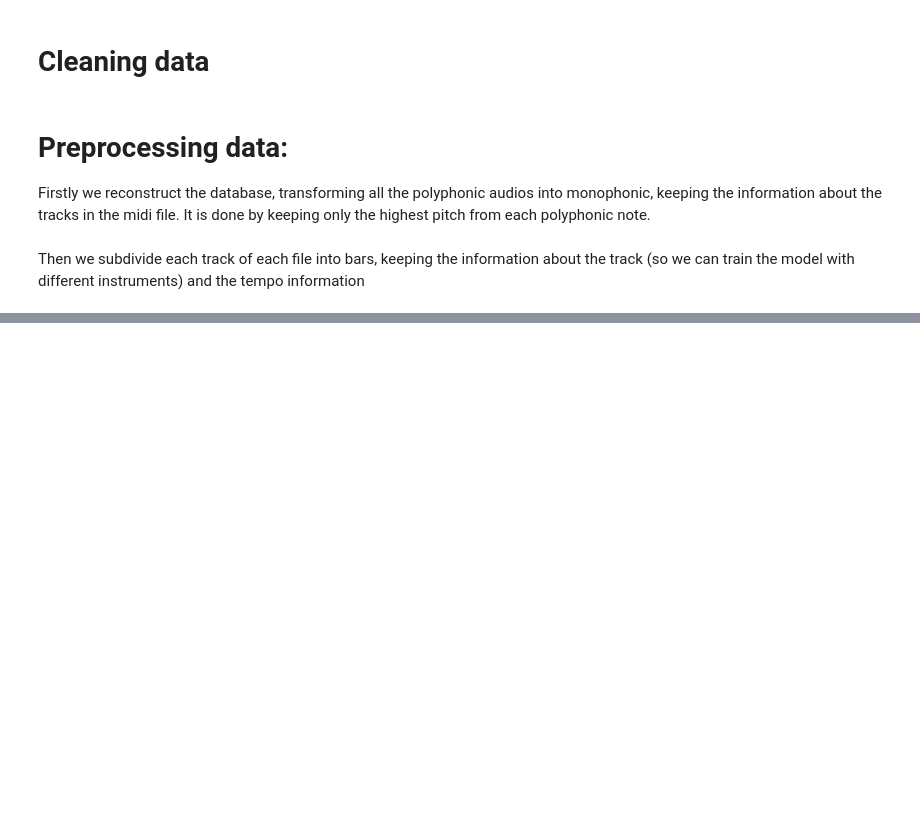
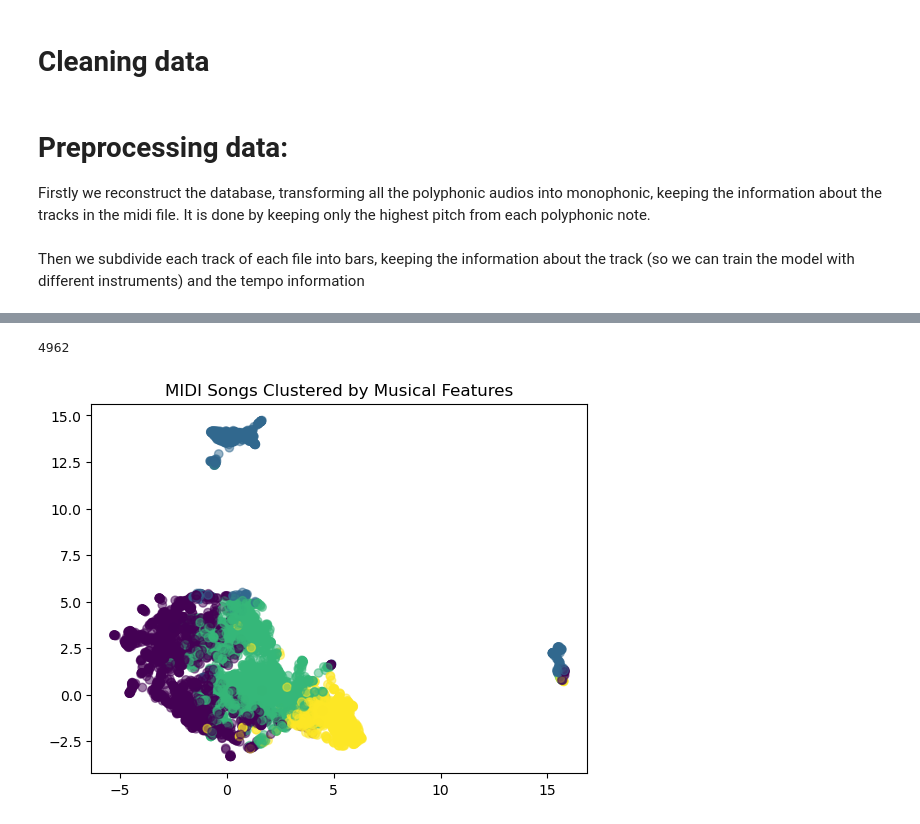
Before and after one commit to FrancescoLR02/MusicGenerator_Project, a Jupyter notebook: TestingPreprocessing.ipynb, the cells around one changed output, grey strips where cells are left out. Drawn from its saved outputs; the diff is of its cells as text; code cells hidden in the pictures; blank space fills up the shorter version.

```diff
--- a/TestingPreprocessing.ipynb
+++ b/TestingPreprocessing.ipynb
@@ -392,0 +350,4 @@ for msg in mid.tracks[1]:
+# %%
+InputPath = os.path.realpath('Mono_CleanMidi/Eminem/Bad Meets Evil.mid')
+
+mid = mido.MidiFile(InputPath)
@@ -392,0 +561,33 @@ for msg in mid.tracks[1]:
+# %%
+DatasetFeatures = Clustering()
+# %%
+len(DatasetFeatures)
+# %% [output]
+4962
+# %%
+from sklearn.cluster import KMeans
+from sklearn.preprocessing import StandardScaler
+from sklearn.manifold import TSNE
+from sklearn.decomposition import PCA
+
+
+
+Scaler = StandardScaler()
+NormFeatures = Scaler.fit_transform(DatasetFeatures)
+
+Kmeans = KMeans(n_clusters = 4, random_state = 42)
+cluster = Kmeans.fit_predict(NormFeatures)
+# %%
+import umap
+
+# tsne = TSNE(n_components=2, random_state=42)
+# features_2d = tsne.fit_transform(NormFeatures)
+
+reducer = umap.UMAP(n_components=2, random_state=42)
+features_2d = reducer.fit_transform(NormFeatures)
+# %%
+plt.scatter(features_2d[:, 0], features_2d[:, 1], alpha = 0.5, c=cluster, cmap='viridis')
+plt.title('MIDI Songs Clustered by Musical Features')
+plt.show()
+# %% [output]
+[figure, added]
```
Also changed, not shown: parts of 12 cells of this notebook, 4 other files.
